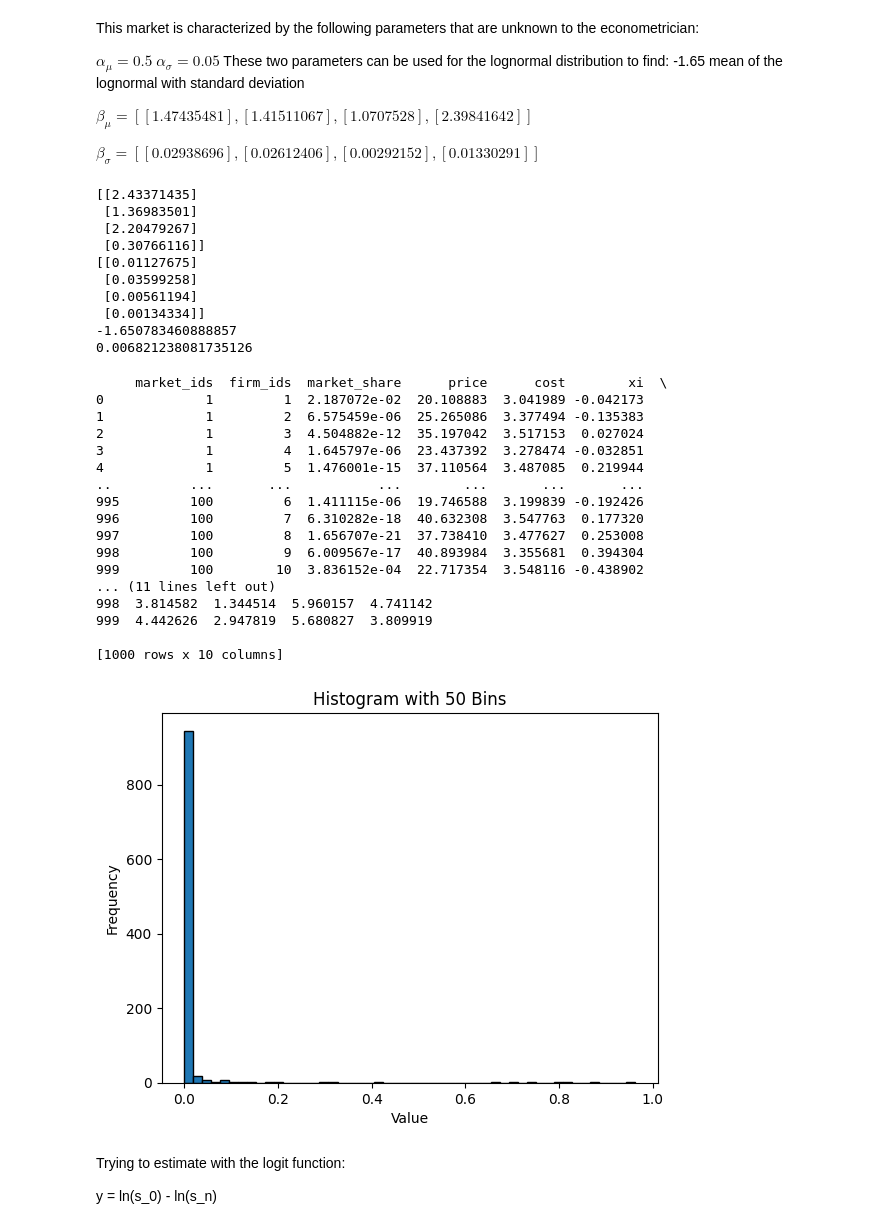
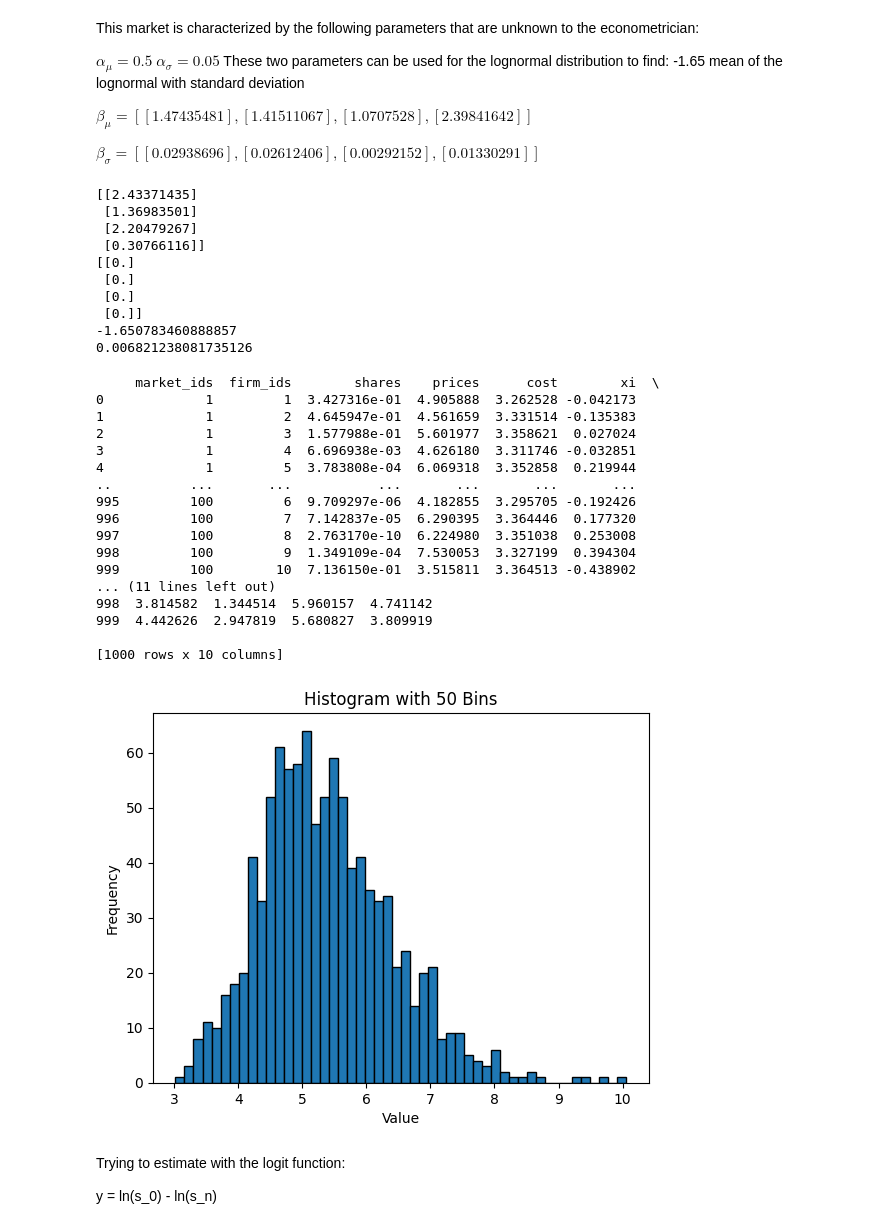
Before and after one commit to anuscabc/v2_assignment, a Jupyter notebook: assignment.ipynb, the cells around one changed output. Cells and saved outputs as stored; diff of their text form; code cells hidden in the pictures.

Commit message:
first try with pyblp and changed to only rc on the price because it makes no sense for the students to have it on everything

```diff
--- a/assignment.ipynb
+++ b/assignment.ipynb
@@ -12,6 +18,6 @@ import matplotlib.pyplot as plt
 # %%
 n_firms = 10
-n_const = 1000
+n_const = 10000
 n_caract = 4
 T = 100
 
@@ -46,28 +52,28 @@ print(market.alpha_0_sd)
  [1.36983501]
  [2.20479267]
  [0.30766116]]
-[[0.01127675]
- [0.03599258]
- [0.00561194]
- [0.00134334]]
+[[0.]
+ [0.]
+ [0.]
+ [0.]]
 -1.650783460888857
 0.006821238081735126
 # %%
 df = market.generate_simulated_data()
 print(df)
 # %% [output]
-     market_ids  firm_ids  market_share      price      cost        xi  \
-0             1         1  2.187072e-02  20.108883  3.041989 -0.042173
-1             1         2  6.575459e-06  25.265086  3.377494 -0.135383
-2             1         3  4.504882e-12  35.197042  3.517153  0.027024
-3             1         4  1.645797e-06  23.437392  3.278474 -0.032851
-4             1         5  1.476001e-15  37.110564  3.487085  0.219944
-..          ...       ...           ...        ...       ...       ...
-995         100         6  1.411115e-06  19.746588  3.199839 -0.192426
-996         100         7  6.310282e-18  40.632308  3.547763  0.177320
-997         100         8  1.656707e-21  37.738410  3.477627  0.253008
-998         100         9  6.009567e-17  40.893984  3.355681  0.394304
-999         100        10  3.836152e-04  22.717354  3.548116 -0.438902
+     market_ids  firm_ids        shares    prices      cost        xi  \
+0             1         1  3.427316e-01  4.905888  3.262528 -0.042173
+1             1         2  4.645947e-01  4.561659  3.331514 -0.135383
+2             1         3  1.577988e-01  5.601977  3.358621  0.027024
+3             1         4  6.696938e-03  4.626180  3.311746 -0.032851
+4             1         5  3.783808e-04  6.069318  3.352858  0.219944
+..          ...       ...           ...       ...       ...       ...
+995         100         6  9.709297e-06  4.182855  3.295705 -0.192426
+996         100         7  7.142837e-05  6.290395  3.364446  0.177320
+997         100         8  2.763170e-10  6.224980  3.351038  0.253008
+998         100         9  1.349109e-04  7.530053  3.327199  0.394304
+999         100        10  7.136150e-01  3.515811  3.364513 -0.438902
 ... (11 lines left out)
 998  3.814582  1.344514  5.960157  4.741142
 999  4.442626  2.947819  5.680827  3.809919
@@ -76,20 +82,20 @@ print(df)
 # %%
 # try the standard probit model for finding the coefficients
 # Generate some random data for the histogram
 
 
 # Create a histogram with 10 bins
-plt.hist(market.market_shares, bins=50, edgecolor='black')
+plt.hist(market.prices, bins=50, edgecolor='black')
 
 # Set labels and title
 plt.xlabel('Value')
 plt.ylabel('Frequency')
 plt.title('Histogram with 50 Bins')
 
 # Display the plot
 plt.show()
 # %% [output]
-[figure, old version]
+[figure, new version]
 # %% [markdown]
 Trying to estimate with the logit function:
 
```
Also changed, not shown: parts of 17 cells of this notebook, 1 other file.
